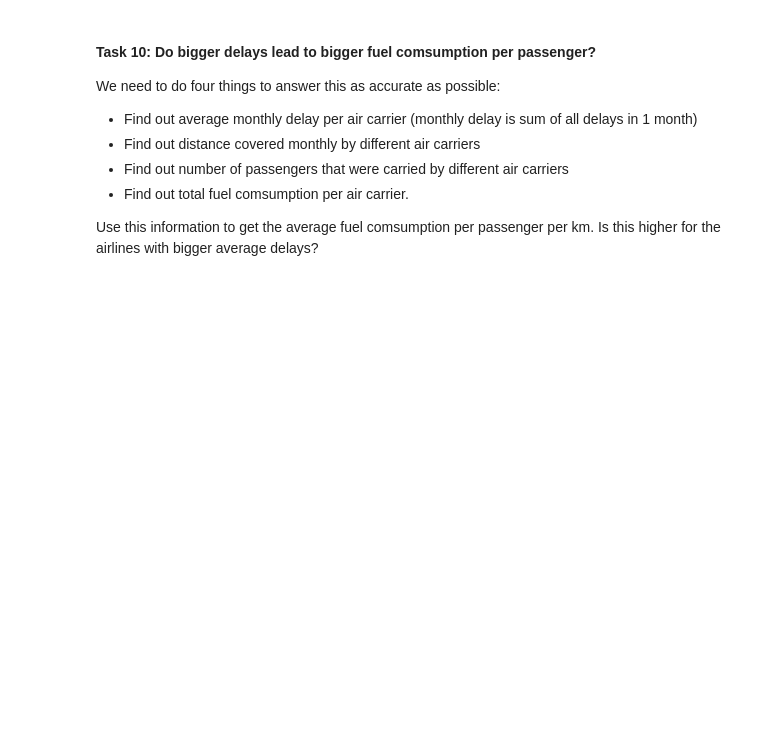
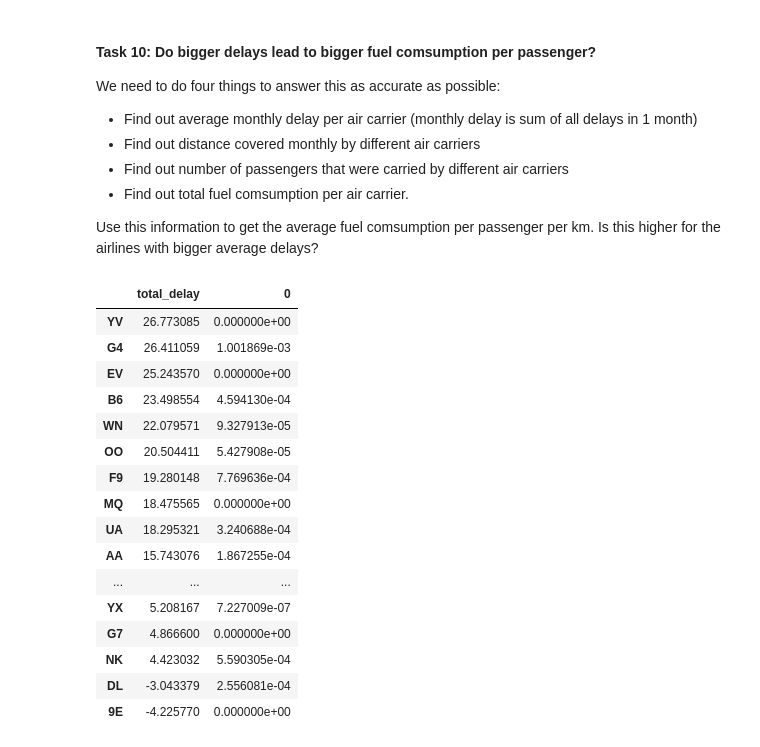
Before and after one commit to Malcolm-Q/Mid-Term, a Jupyter notebook: src/exploratory_analysis.ipynb, the cells around one changed output. Saved outputs shown, nothing was run; the diff lists cells and outputs as text; code cells hidden in the pictures; blank space fills up the shorter version.

```diff
--- a/src/exploratory_analysis.ipynb
+++ b/src/exploratory_analysis.ipynb
@@ -267,3 +347,33 @@ We need to do four things to answer this as accurate as possible:
 - Find out total fuel comsumption per air carrier.
 
 Use this information to get the average fuel comsumption per passenger per km. Is this higher for the airlines with bigger average delays?
+# %%
+dirty_df['total_delay'] = dirty_df.dep_delay + dirty_df.arr_delay
+avg_delay_carrier = dirty_df.groupby(by='op_unique_carrier').total_delay.mean()
+sum_dist_carrier = dirty_df.groupby(by='op_unique_carrier').distance.sum()
+pass_carr = pd.read_csv('../data/messy_data_EDA/passengers_carrier_jan.csv')
+sum_pass_carrier = pass_carr.groupby(by='unique_carrier').passengers.sum()
+fuel = pd.read_csv('../data/messy_data_EDA/fuel_jan_2019.csv',index_col=0)
+fuel = fuel.groupby(by='unique_carrier').total_gallons.sum()
+fuel_per_passenger_per_km = (fuel / sum_pass_carrier) / (sum_dist_carrier / 100)
+result_df = pd.concat([avg_delay_carrier, fuel_per_passenger_per_km], axis=1)
+# %%
+result_df.dropna().sort_values(by='total_delay', ascending=False)
+# %% [output]
+|  | total_delay | 0 |
+| YV | 26.773085 | 0.000000e+00 |
+| G4 | 26.411059 | 1.001869e-03 |
+| EV | 25.243570 | 0.000000e+00 |
+| B6 | 23.498554 | 4.594130e-04 |
+| WN | 22.079571 | 9.327913e-05 |
+| OO | 20.504411 | 5.427908e-05 |
+| F9 | 19.280148 | 7.769636e-04 |
+| MQ | 18.475565 | 0.000000e+00 |
+| UA | 18.295321 | 3.240688e-04 |
+| AA | 15.743076 | 1.867255e-04 |
+| ... | ... | ... |
+| YX | 5.208167 | 7.227009e-07 |
+| G7 | 4.866600 | 0.000000e+00 |
+| NK | 4.423032 | 5.590305e-04 |
+| DL | -3.043379 | 2.556081e-04 |
+| 9E | -4.225770 | 0.000000e+00 |
```
Also changed, not shown: parts of 17 cells of this notebook, 34 other files.
